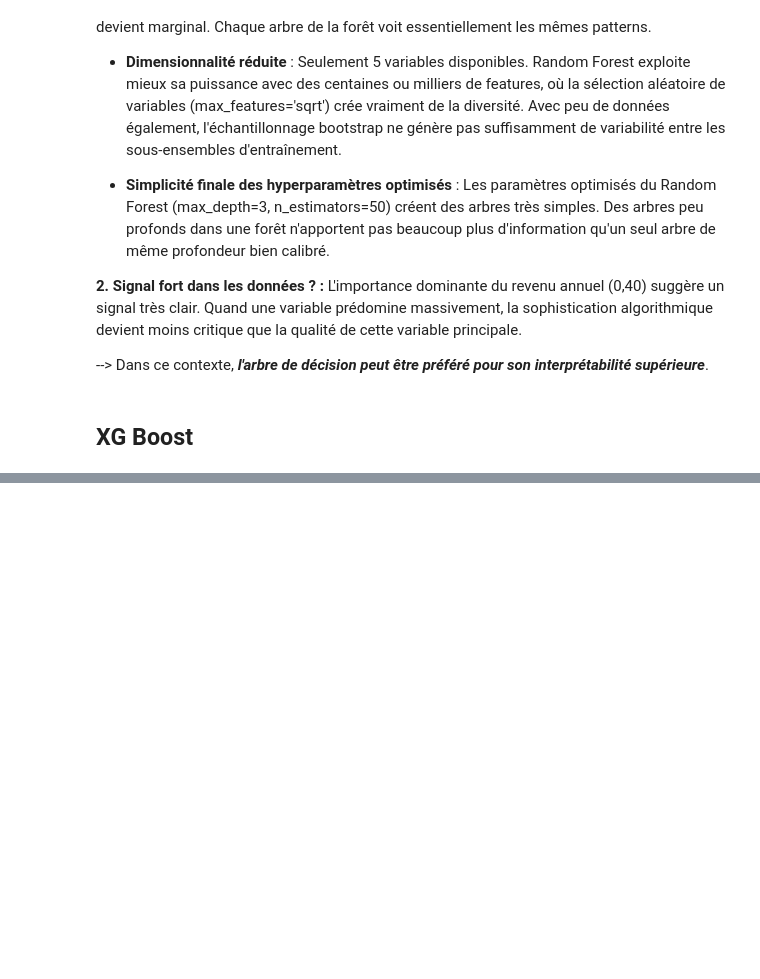
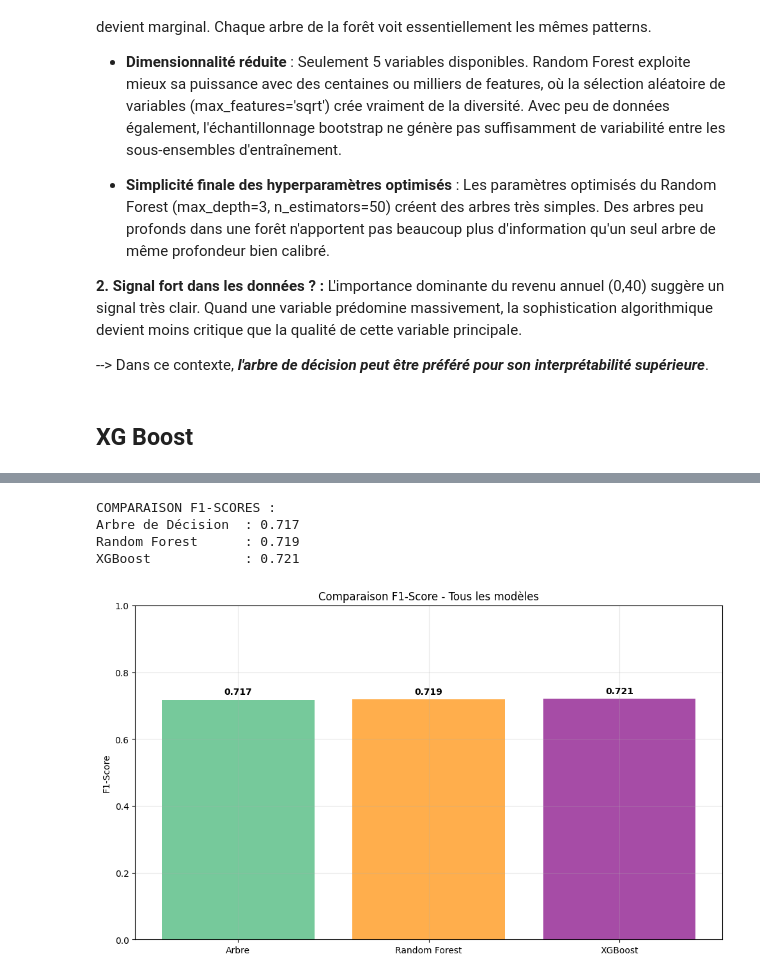
Before and after one commit to Emma-Coco/-ML_Marketing_FOAD-_-EmmaCOCOTanyaTIBOUCHE-, a Jupyter notebook: Analyse.ipynb, the cells around one changed output, grey strips where cells are left out. Drawn from its saved outputs; the diff is of its cells as text; code cells hidden in the pictures; blank space fills up the shorter version.

```diff
--- a/Analyse.ipynb
+++ b/Analyse.ipynb
@@ -1902,0 +2075,33 @@ L'importance dominante du revenu annuel (0,40) suggère un signal très clair. Q
+# %%
+# 14. COMPARAISON FINALE AVEC ARBRE ET RF
+tree_f1 = f1_score(y_test, best_tree_model.predict(x_test))
+rf_f1 = f1_score(y_test, best_rf_model.predict(x_test))
+xgb_f1 = f1_score(y_test, xgb_pred_optimized)
+
+print("COMPARAISON F1-SCORES :")
+print(f"Arbre de Décision  : {tree_f1:.3f}")
+print(f"Random Forest      : {rf_f1:.3f}")
+print(f"XGBoost            : {xgb_f1:.3f}")
+
+models = ['Arbre', 'Random Forest', 'XGBoost']
+f1_scores = [tree_f1, rf_f1, xgb_f1]
+
+plt.figure(figsize=(10, 6))
+bars = plt.bar(models, f1_scores, color=['mediumseagreen', 'darkorange', 'purple'], alpha=0.7)
+plt.ylabel('F1-Score')
+plt.title('Comparaison F1-Score - Tous les modèles')
+plt.ylim(0, 1)
+
+for bar, score in zip(bars, f1_scores):
+    plt.text(bar.get_x() + bar.get_width()/2, bar.get_height() + 0.01,
+             f'{score:.3f}', ha='center', va='bottom', fontweight='bold')
+
+plt.grid(True, alpha=0.3)
+plt.tight_layout()
+plt.show()
+# %% [output]
+COMPARAISON F1-SCORES :
+Arbre de Décision  : 0.717
+Random Forest      : 0.719
+XGBoost            : 0.721
+[figure, added]
```
Also changed, not shown: parts of 23 cells of this notebook.
